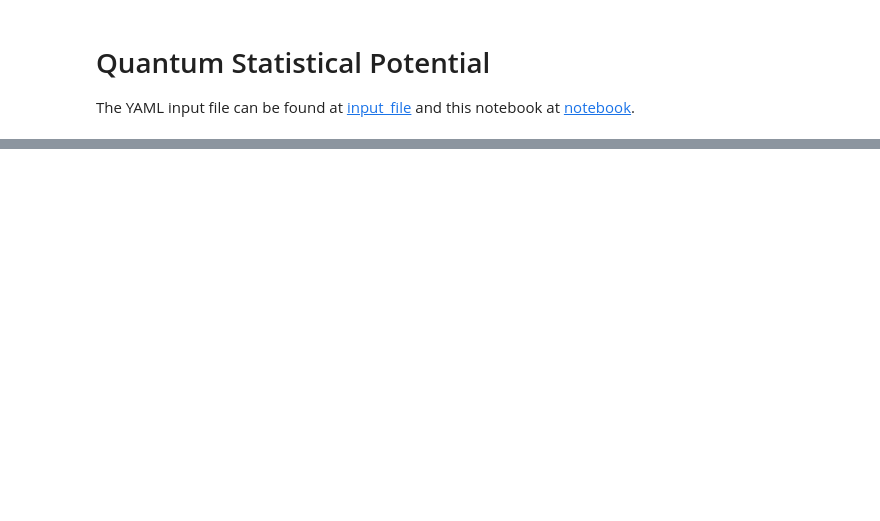
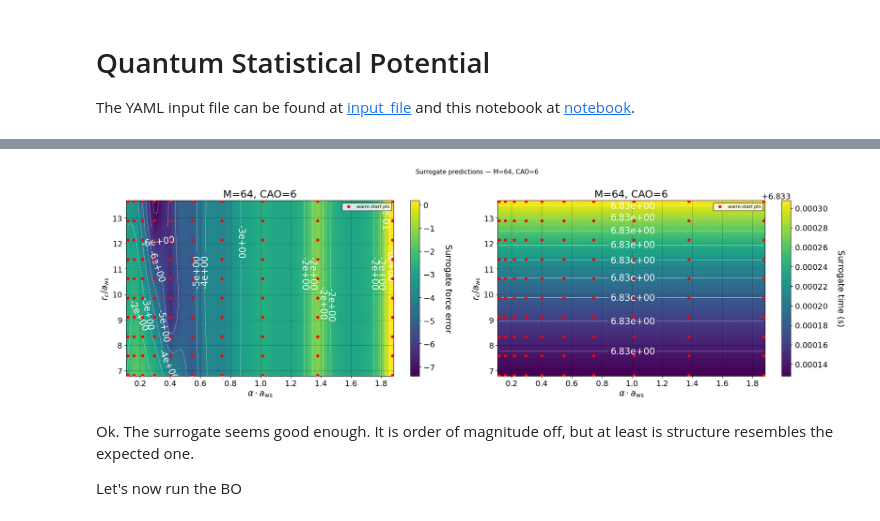
Before and after one commit to lucianogsilvestri/sarkas, a Jupyter notebook: docs/examples/QSP/QSP_Kelbg.ipynb, the cells around one changed output, grey strips where cells are left out. Drawn from its saved outputs; the diff is of its cells as text; code cells hidden in the pictures; blank space fills up the shorter version.

Commit message:
WIP: Bayesian Optimization of PPPM parameters

```diff
--- a/docs/examples/QSP/QSP_Kelbg.ipynb
+++ b/docs/examples/QSP/QSP_Kelbg.ipynb
@@ -69,0 +64,7 @@ Total minimum required space: 56 GB 713 MB 911 KB 9 bytes
+# %%
+# pre.run(pppm_estimate=True)
+from sarkas.pppm_bayesian_optimization import compute_physical_bounds, FFT_FRIENDLY_MESHES
+
+a_ws = pre.potential.a_ws
+box_length = pre.potential.box_lengths.min()
+N = pre.potential.total_num_ptcls
@@ -69,0 +212,48 @@ Total minimum required space: 56 GB 713 MB 911 KB 9 bytes
+# %%
+# ── decode normalised rc/alpha back to physical units for axis labels ──────
+# RC and ALPHA are in normalised [0,1]; decode a single row/column is enough.
+rc_phys    = RC[:, 0].numpy()    * (codec.rc_max    - codec.rc_min)    + codec.rc_min
+alpha_phys = ALPHA[0, :].numpy() * (codec.alpha_max - codec.alpha_min) + codec.alpha_min
+
+# Convert to the units your plot wants (divide rc by a_ws, multiply alpha by a_ws)
+rc_ax    = rc_phys    / a_ws   # rc in units of a_ws (dimensionless)
+alpha_ax = alpha_phys * a_ws   # alpha in units of 1/a_ws (dimensionless)
+
+M_val   = codec.M_options[M_idx]
+cao_val = codec.cao_options[cao_idx]
+# %%
+fig, axes = plt.subplots(1, 2, figsize=(19, 6))
+
+for ax, data, label, fmt in [
+    (axes[0], error_2d, r"Surrogate force error",  "%1.0e"),
+    (axes[1], time_2d,  r"Surrogate time (s)", "%1.2e"),
+]:
+    CS  = ax.pcolormesh(alpha_ax, rc_ax, data, shading='auto')
+    CS2 = ax.contour(alpha_ax, rc_ax,  data, levels=10, colors='w', linewidths=0.5)
+    ax.clabel(CS2, fmt=fmt, colors='w')
+    fig.colorbar(CS, ax=ax).set_label(label, va='bottom', rotation=270, labelpad=15)
+    ax.set_ylabel(r"$r_c / a_{\rm ws}$")
+    ax.set_xlabel(r"$\alpha \cdot a_{\rm ws}$")
+    ax.set_title(f"M={M_val}, CAO={cao_val}")
+
+# ── also scatter the actual warm-start points for this (M, cao) slice ─────
+mask = (X_warm[:, 2] == M_idx) & (X_warm[:, 3] == cao_idx)
+if mask.any():
+    rc_w    = X_warm[mask, 0].numpy() * (codec.rc_max - codec.rc_min) + codec.rc_min
+    alpha_w = X_warm[mask, 1].numpy() * (codec.alpha_max - codec.alpha_min) + codec.alpha_min
+    axes[0].scatter(alpha_w * a_ws, rc_w / a_ws,  c='r', s=20, zorder=5, label='warm-start pts')
+    axes[0].legend(fontsize=8)
+    axes[1].scatter(alpha_w * a_ws, rc_w / a_ws,  c='r', s=20, zorder=5, label='warm-start pts')
+    axes[1].legend(fontsize=8)
+
+fig.suptitle(
+    f"Surrogate predictions — M={M_val}, CAO={cao_val}",
+    fontsize=11,
+)
+fig.tight_layout()
+# %% [output]
+[figure, added]
+# %% [markdown]
+Ok. The surrogate seems good enough. It is order of magnitude off, but at least is structure resembles the expected one.
+
+Let's now run the BO
```
Also changed, not shown: parts of 18 cells of this notebook, 7 other files.
